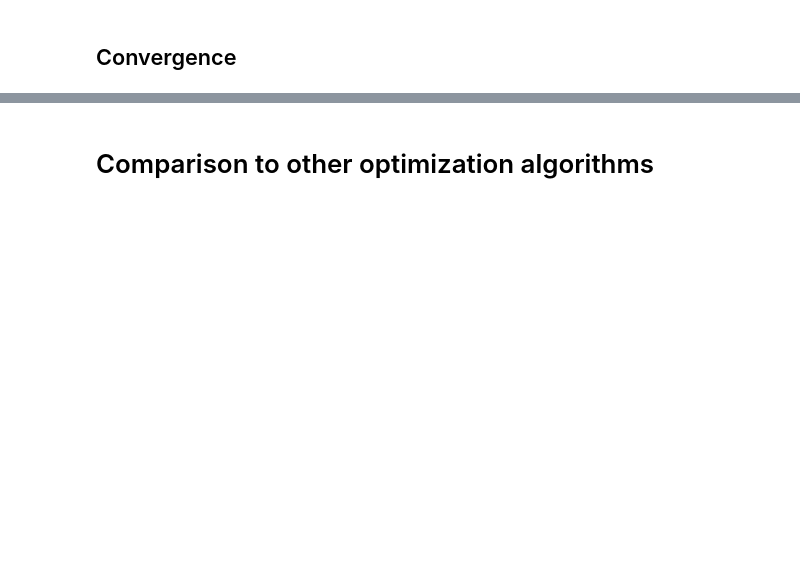
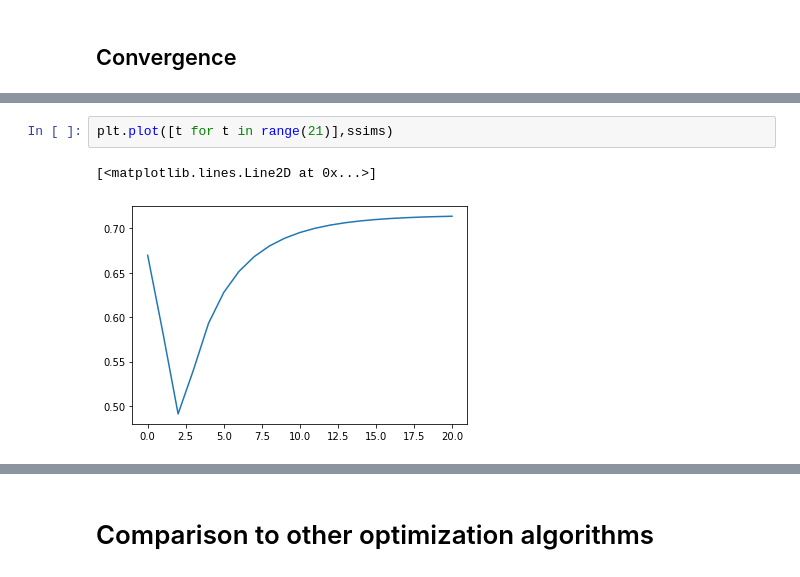
Before and after one commit to Biagig/Learning-Sampling-Pattern, a Jupyter notebook: PDHG-V2-NC.ipynb, the cells around one changed output, grey strips where cells are left out. Drawn from its saved outputs; the diff is of its cells as text; blank space fills up the shorter version.

```diff
--- a/PDHG-V2-NC.ipynb
+++ b/PDHG-V2-NC.ipynb
@@ -267,0 +411,5 @@ plt.plot(t,ssims)
+# %%
+plt.plot([t for t in range(21)],ssims)
+# %% [output]
+[<matplotlib.lines.Line2D at 0x...>]
+[figure, added]
```
Also changed, not shown: parts of 45 cells of this notebook.
